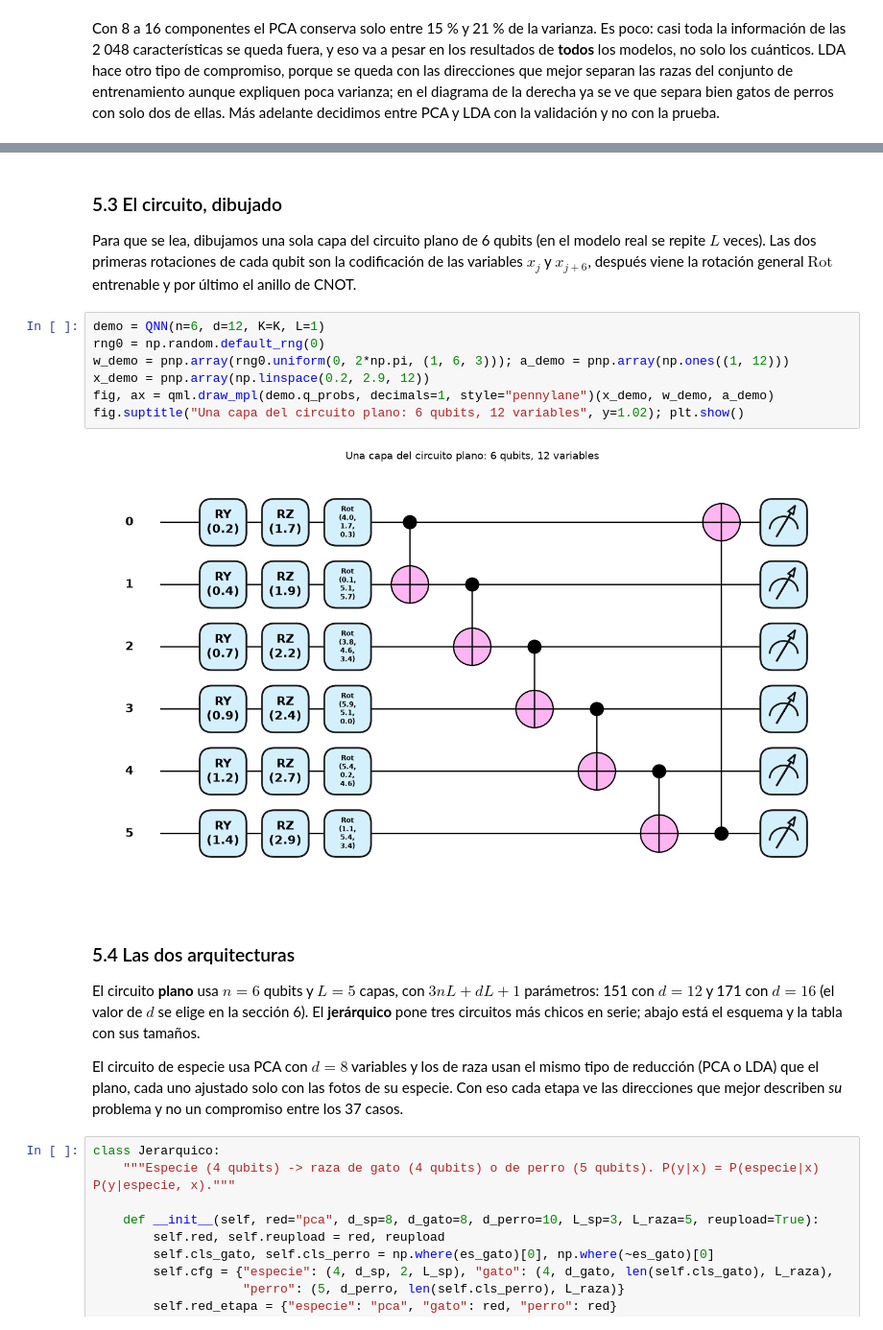
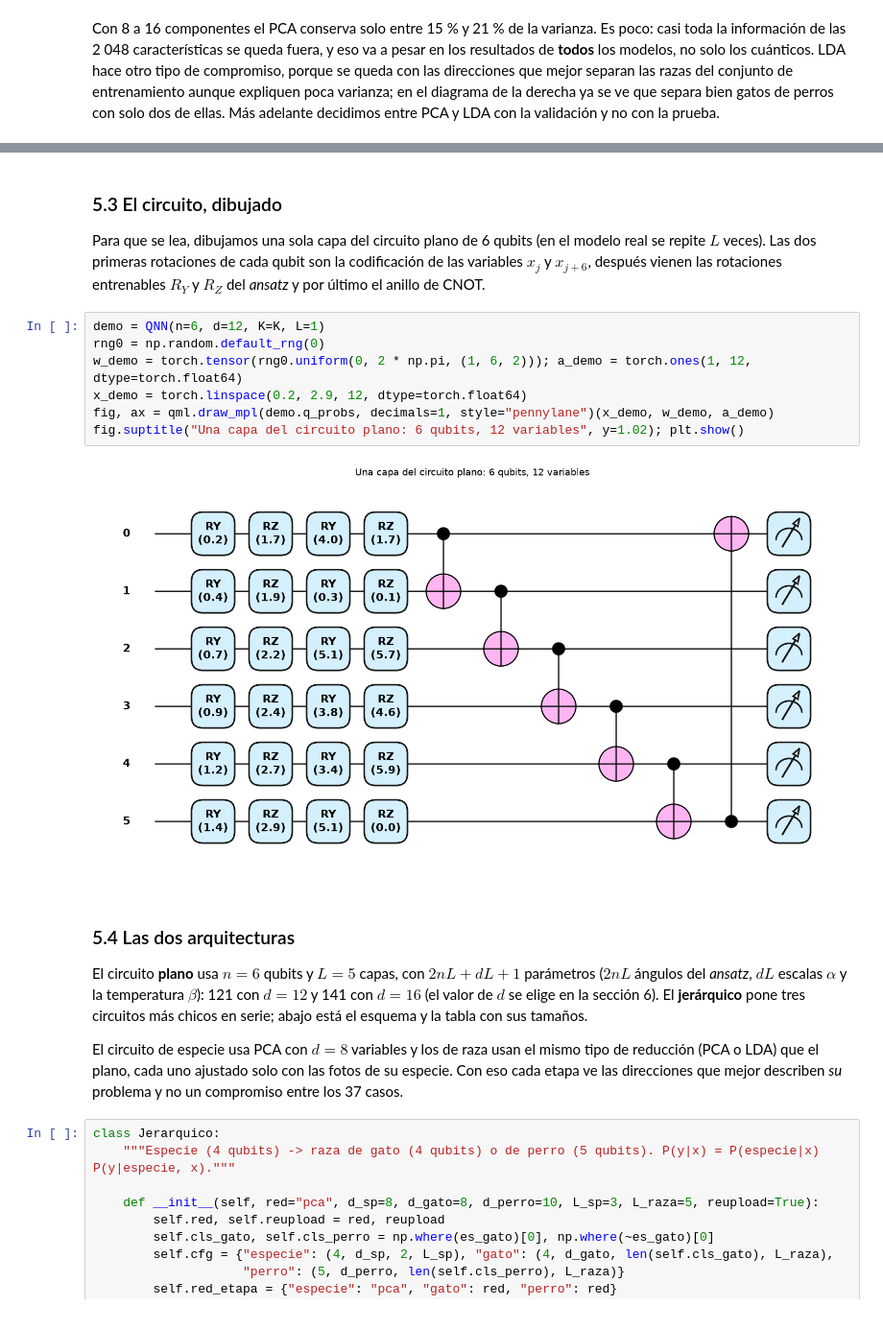
Before and after one commit to KarlaRoChi/Proyecto-FInal-Compu-Cuantica, a Jupyter notebook: Proyecto_Razas/Proyecto_Final_Razas_QML.ipynb, the cells around one changed output, grey strips where cells are left out. Shown at 96% size. Cells and saved outputs as stored; diff of their text form.

Commit message:
Correcciones menores para usar otros métodos ya vistos en clase

```diff
--- a/Proyecto_Razas/Proyecto_Final_Razas_QML.ipynb
+++ b/Proyecto_Razas/Proyecto_Final_Razas_QML.ipynb
@@ -531,20 +488,20 @@ for cfg in configs_t:
 # %% [markdown]
 ### 5.3 El circuito, dibujado
 
-Para que se lea, dibujamos una sola capa del circuito plano de 6 qubits (en el modelo real se repite $L$ veces). Las dos primeras rotaciones de cada qubit son la codificación de las variables $x_j$ y $x_{j+6}$, después viene la rotación general $\mathrm{Rot}$ entrenable y por último el anillo de CNOT.
+Para que se lea, dibujamos una sola capa del circuito plano de 6 qubits (en el modelo real se repite $L$ veces). Las dos primeras rotaciones de cada qubit son la codificación de las variables $x_j$ y $x_{j+6}$, después vienen las rotaciones entrenables $R_Y$ y $R_Z$ del *ansatz* y por último el anillo de CNOT.
 # %%
 demo = QNN(n=6, d=12, K=K, L=1)
 rng0 = np.random.default_rng(0)
-w_demo = pnp.array(rng0.uniform(0, 2*np.pi, (1, 6, 3))); a_demo = pnp.array(np.ones((1, 12)))
-x_demo = pnp.array(np.linspace(0.2, 2.9, 12))
+w_demo = torch.tensor(rng0.uniform(0, 2 * np.pi, (1, 6, 2))); a_demo = torch.ones(1, 12, dtype=torch.float64)
+x_demo = torch.linspace(0.2, 2.9, 12, dtype=torch.float64)
 fig, ax = qml.draw_mpl(demo.q_probs, decimals=1, style="pennylane")(x_demo, w_demo, a_demo)
 fig.suptitle("Una capa del circuito plano: 6 qubits, 12 variables", y=1.02); plt.show()
 # %% [output]
-[figure, old version]
+[figure, new version]
 # %% [markdown]
 ### 5.4 Las dos arquitecturas
 
-El circuito **plano** usa $n=6$ qubits y $L=5$ capas, con $3nL + dL + 1$ parámetros: 151 con $d=12$ y 171 con $d=16$ (el valor de $d$ se elige en la sección 6). El **jerárquico** pone tres circuitos más chicos en serie; abajo está el esquema y la tabla con sus tamaños.
+El circuito **plano** usa $n=6$ qubits y $L=5$ capas, con $2nL + dL + 1$ parámetros ($2nL$ ángulos del *ansatz*, $dL$ escalas $\alpha$ y la temperatura $\beta$): 121 con $d=12$ y 141 con $d=16$ (el valor de $d$ se elige en la sección 6). El **jerárquico** pone tres circuitos más chicos en serie; abajo está el esquema y la tabla con sus tamaños.
 
 El circuito de especie usa PCA con $d=8$ variables y los de raza usan el mismo tipo de reducción (PCA o LDA) que el plano, cada uno ajustado solo con las fotos de su especie. Con eso cada etapa ve las direcciones que mejor describen *su* problema y no un compromiso entre los 37 casos.
 # %%
```
Also changed, not shown: parts of 34 cells of this notebook, 8 other files.
